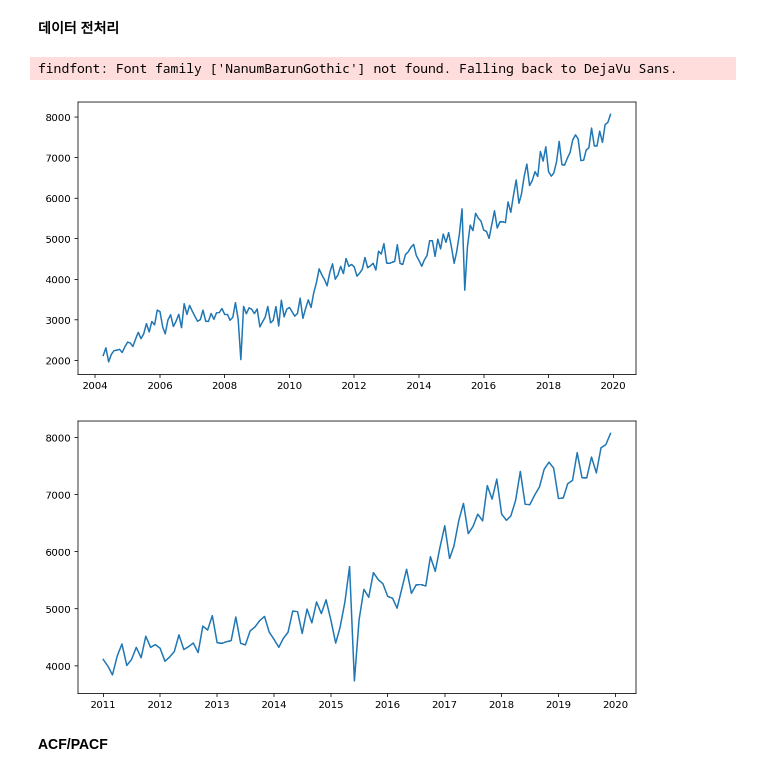
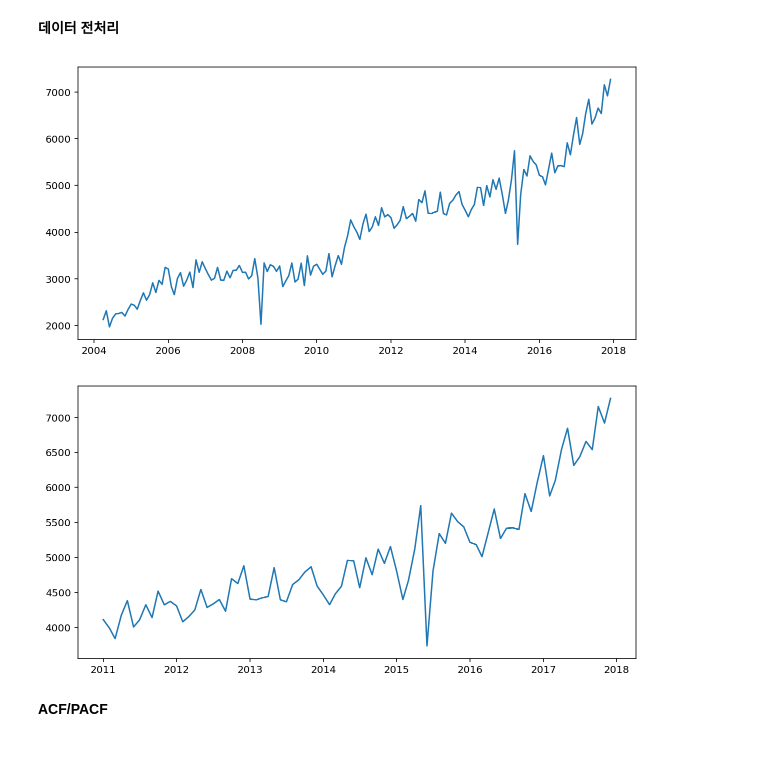
Before and after one commit to skaurl/ktx-srt, a Jupyter notebook: Untitled0.ipynb, the cells around one changed output. Drawn from its saved outputs; the diff is of its cells as text; code cells hidden in the pictures.

```diff
--- a/Untitled0.ipynb
+++ b/Untitled0.ipynb
@@ -59,26 +59,25 @@ df['년월'] = pd.to_datetime(df['년월'])
 df.index = df.년월
 del df['년월']
 
-plt.plot(df.iloc[:,0])
+plt.plot(df.iloc[:165,0])
 plt.show()
 # %% [output]
-findfont: Font family ['NanumBarunGothic'] not found. Falling back to DejaVu Sans.
-[figure, old version]
+[figure, new version]
 # %%
 import pandas as pd
 import numpy as np
 
 df = pd.read_csv("/gdrive/My Drive/한양대학교/자연과학대학 학술활동 프로그램(통계)/github/dataset.csv")
 df['년월'] = pd.to_datetime(df['년월'])
 df.index = df.년월
 del df['년월']
 
-df = df.iloc[81:,:]
+df = df.iloc[81:165,:]
 
 plt.plot(df.iloc[:,0])
 plt.show()
 # %% [output]
-[figure, old version]
+[figure, new version]
 # %% [markdown]
 **ACF/PACF**
 # %%
```
Also changed, not shown: parts of 8 cells of this notebook.
